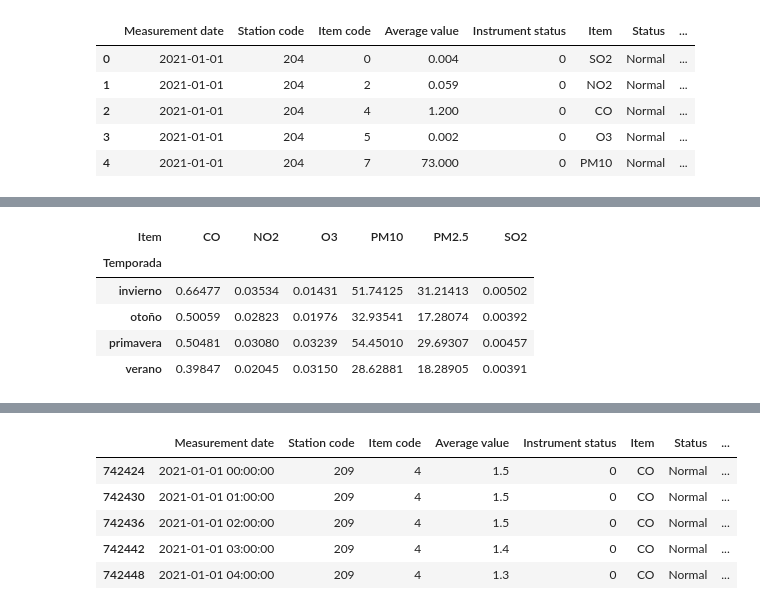
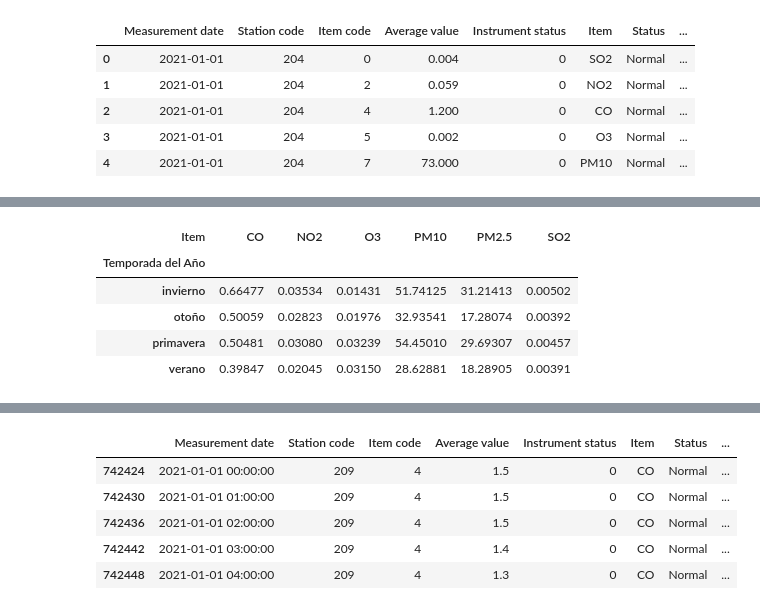
Before and after one commit to carlosgomezagrafojo/pollution-data, a Jupyter notebook: proyect_contaminacion.ipynb, the cells around one changed output, grey strips where cells are left out. Drawn from its saved outputs; the diff is of its cells as text; code cells hidden in the pictures.

```diff
--- a/proyect_contaminacion.ipynb
+++ b/proyect_contaminacion.ipynb
@@ -613,15 +615,15 @@ Name: Average value, dtype: float64
 # %%
 # promedio por temporada pivoteando contaminante
 Promedio_Temporada_Item_pivot = df_instrument_normal.pivot_table(
-    index="Temporada",  # Agrupar por estación
+    index="Temporada del Año",  # Agrupar por estación
     columns="Item",  # Pivotear por contaminante
     values="Average value",  # Agregar los valores de las mediciones
     aggfunc="mean"  # Calcular la media
 )
 Promedio_Temporada_Item_pivot.round(5)
 # %% [output]
 | Item | CO | NO2 | O3 | PM10 | PM2.5 | SO2 |
-| Temporada |  |  |  |  |  |  |
+| Temporada del Año |  |  |  |  |  |  |
 | invierno | 0.66477 | 0.03534 | 0.01431 | 51.74125 | 31.21413 | 0.00502 |
 | otoño | 0.50059 | 0.02823 | 0.01976 | 32.93541 | 17.28074 | 0.00392 |
 | primavera | 0.50481 | 0.03080 | 0.03239 | 54.45010 | 29.69307 | 0.00457 |
```
Also changed, not shown: parts of 51 cells of this notebook.
